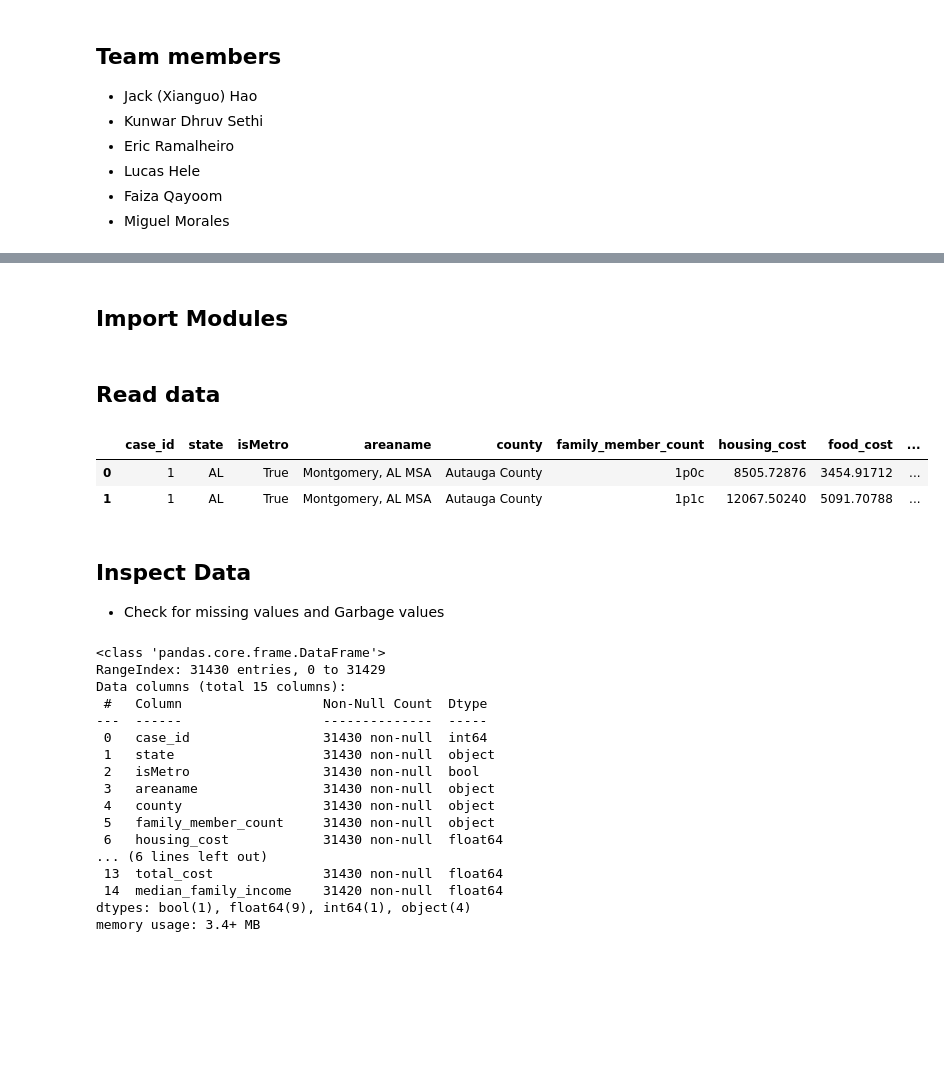
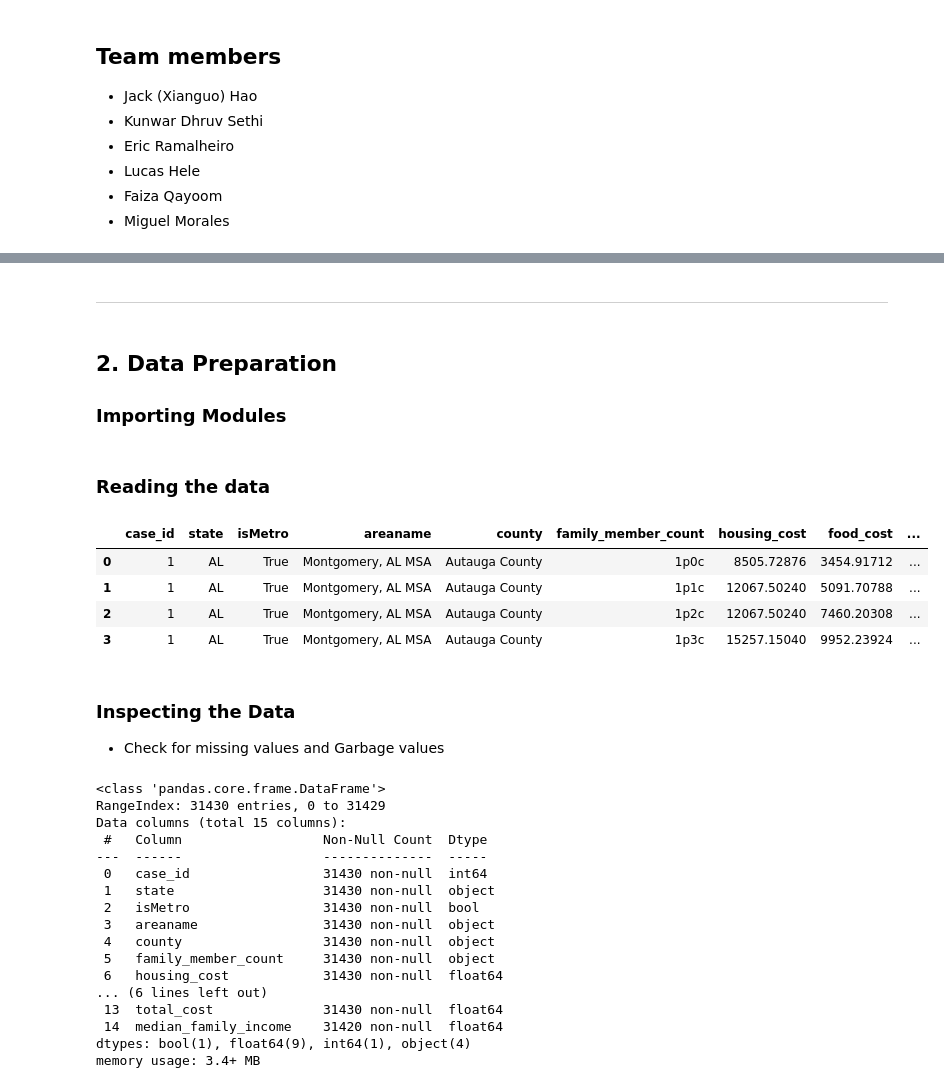
Before and after one commit to miguelmog10/data-science-group17, a Jupyter notebook: notebook/FoundationsDataScience_Winter2025_Group17.ipynb, the cells around one changed output, grey strips where cells are left out. Drawn from its saved outputs; the diff is of its cells as text; code cells hidden in the pictures; blank space fills up the shorter version.

```diff
--- a/notebook/FoundationsDataScience_Winter2025_Group17.ipynb
+++ b/notebook/FoundationsDataScience_Winter2025_Group17.ipynb
@@ -37,8 +40,11 @@ The relationship between household size and cost may vary depending on geographi
 
 - Individual Expense Categories:
 Analyzing cost components individually (housing, transportation, healthcare) may yield different insights compared to considering total costs. For example, transportation may represent a larger share of the total cost in non-metropolitan areas, while housing will likely be the dominant cost in metropolitan regions. Examining these expenses separately can provide a clearer understanding of the drivers of cost in different regions.
+# %% [markdown]
+---
 # %% [markdown]
-## **Import Modules**
+## 2. Data Preparation
+### **Importing Modules**
 # %%
 import pandas as pd
 import numpy as np
@@ -48,18 +54,21 @@ import sklearn
 from sklearn.metrics import mean_squared_error, r2_score
 import geopandas as gpd
 # %% [markdown]
-## **Read data**
+### **Reading the data**
 # %%
-
+# Load the dataset
+# The dataset contains the cost of living in various US cities
 df = pd.read_csv('../data/cost_of_living_us.csv', na_values = '\xa0')
+df.head(4)
+#df.tail(4)
+# %% [output]
+|  | case_id | state | isMetro | areaname | county | family_member_count | housing_cost | food_cost | ... |
+| 0 | 1 | AL | True | Montgomery, AL MSA | Autauga County | 1p0c | 8505.72876 | 3454.91712 | ... |
+| 1 | 1 | AL | True | Montgomery, AL MSA | Autauga County | 1p1c | 12067.50240 | 5091.70788 | ... |
+| 2 | 1 | AL | True | Montgomery, AL MSA | Autauga County | 1p2c | 12067.50240 | 7460.20308 | ... |
+| 3 | 1 | AL | True | Montgomery, AL MSA | Autauga County | 1p3c | 15257.15040 | 9952.23924 | ... |
-# %%
-df.head(2)
-# %% [output]
-|  | case_id | state | isMetro | areaname | county | family_member_count | housing_cost | food_cost | ... |
-| 0 | 1 | AL | True | Montgomery, AL MSA | Autauga County | 1p0c | 8505.72876 | 3454.91712 | ... |
-| 1 | 1 | AL | True | Montgomery, AL MSA | Autauga County | 1p1c | 12067.50240 | 5091.70788 | ... |
 # %% [markdown]
-## **Inspect Data**
+### **Inspecting the Data**
 
 - Check for missing values and Garbage values
 # %%
```
Also changed, not shown: parts of 27 cells of this notebook.
